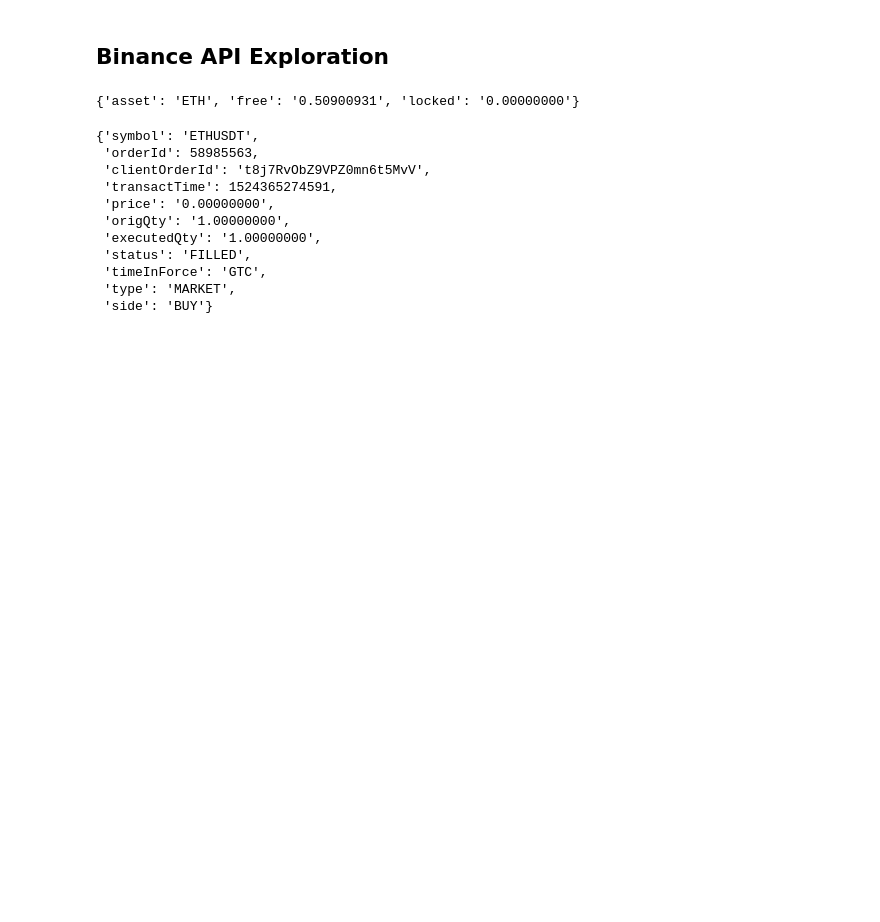
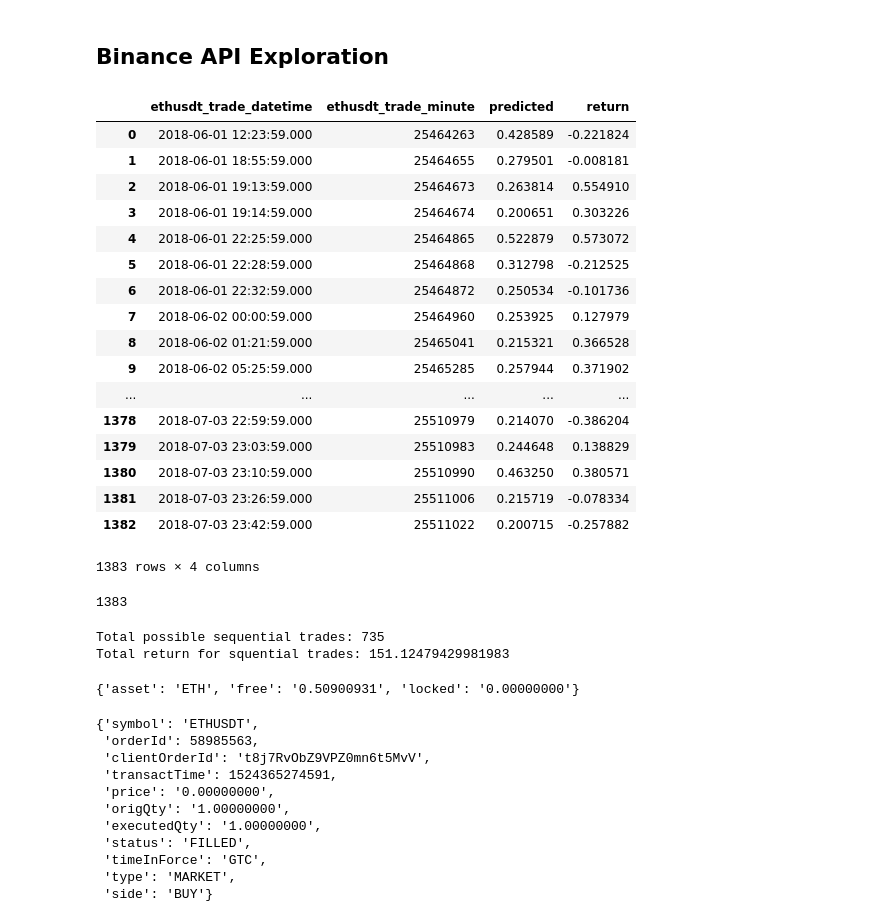
Before and after one commit to ChrisMcPherson/logic_by_loidsig, a Jupyter notebook: notebooks/binance_data_exploration.ipynb, the cells around one changed output. Saved outputs shown, nothing was run; the diff lists cells and outputs as text; code cells hidden in the pictures; blank space fills up the shorter version.

```diff
--- a/notebooks/binance_data_exploration.ipynb
+++ b/notebooks/binance_data_exploration.ipynb
@@ -1,2 +1,26 @@
 # %% [markdown]
 ## Binance API Exploration
+# %%
+import pandas as pd
+
+df = pd.read_csv("/Users/puter/OneDrive/Projects/logic_by_loidsig/notebooks/sim_results/sim_2_thresh_trades_2018-07-05_00-03-12.csv")
+df
+# %% [output]
+|  | ethusdt_trade_datetime | ethusdt_trade_minute | predicted | return |
+| 0 | 2018-06-01 12:23:59.000 | 25464263 | 0.428589 | -0.221824 |
+| 1 | 2018-06-01 18:55:59.000 | 25464655 | 0.279501 | -0.008181 |
+| 2 | 2018-06-01 19:13:59.000 | 25464673 | 0.263814 | 0.554910 |
+| 3 | 2018-06-01 19:14:59.000 | 25464674 | 0.200651 | 0.303226 |
+| 4 | 2018-06-01 22:25:59.000 | 25464865 | 0.522879 | 0.573072 |
+| 5 | 2018-06-01 22:28:59.000 | 25464868 | 0.312798 | -0.212525 |
+| 6 | 2018-06-01 22:32:59.000 | 25464872 | 0.250534 | -0.101736 |
+| 7 | 2018-06-02 00:00:59.000 | 25464960 | 0.253925 | 0.127979 |
+| 8 | 2018-06-02 01:21:59.000 | 25465041 | 0.215321 | 0.366528 |
+| 9 | 2018-06-02 05:25:59.000 | 25465285 | 0.257944 | 0.371902 |
+| ... | ... | ... | ... | ... |
+| 1378 | 2018-07-03 22:59:59.000 | 25510979 | 0.214070 | -0.386204 |
+| 1379 | 2018-07-03 23:03:59.000 | 25510983 | 0.244648 | 0.138829 |
+| 1380 | 2018-07-03 23:10:59.000 | 25510990 | 0.463250 | 0.380571 |
+| 1381 | 2018-07-03 23:26:59.000 | 25511006 | 0.215719 | -0.078334 |
+| 1382 | 2018-07-03 23:42:59.000 | 25511022 | 0.200715 | -0.257882 |
+1383 rows × 4 columns
@@ -3,3 +32,24 @@
+# %%
+len(return_dict)
+# %% [output]
+1383
+# %%
+realistic_returns = []
+previous_trade_min = 0
+for trade_min, act_return in return_dict.items():
+    if previous_trade_min == 0:
+        previous_trade_min = trade_min
+        realistic_returns.append(act_return)
+        continue
+    if trade_min <= previous_trade_min + 10:
+        continue
+    previous_trade_min = trade_min
+    realistic_returns.append(act_return)
+print(f"Total possible sequential trades: {len(realistic_returns)}")
+print(f"Total return for squential trades: {sum(realistic_returns)}")
+# %% [output]
+Total possible sequential trades: 735
+Total return for squential trades: 151.12479429981983
 # %%
 import numpy as np
 import pandas as pd
```
Also changed, not shown: parts of 1 cell of this notebook, 20 other files.
